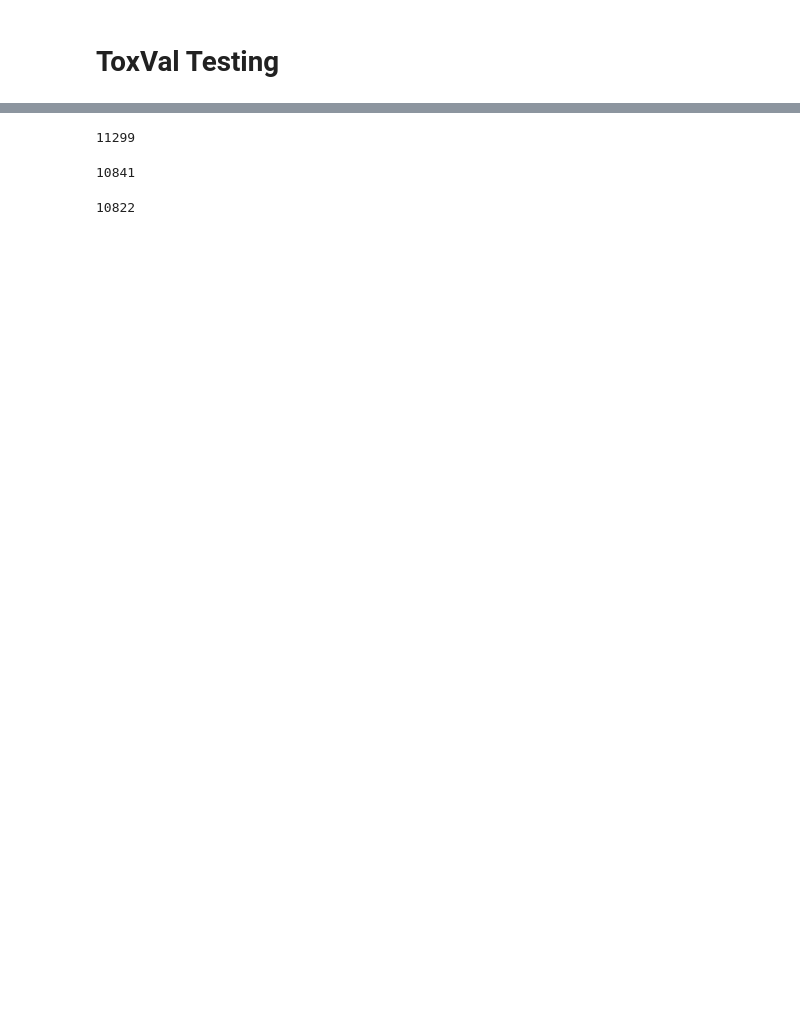
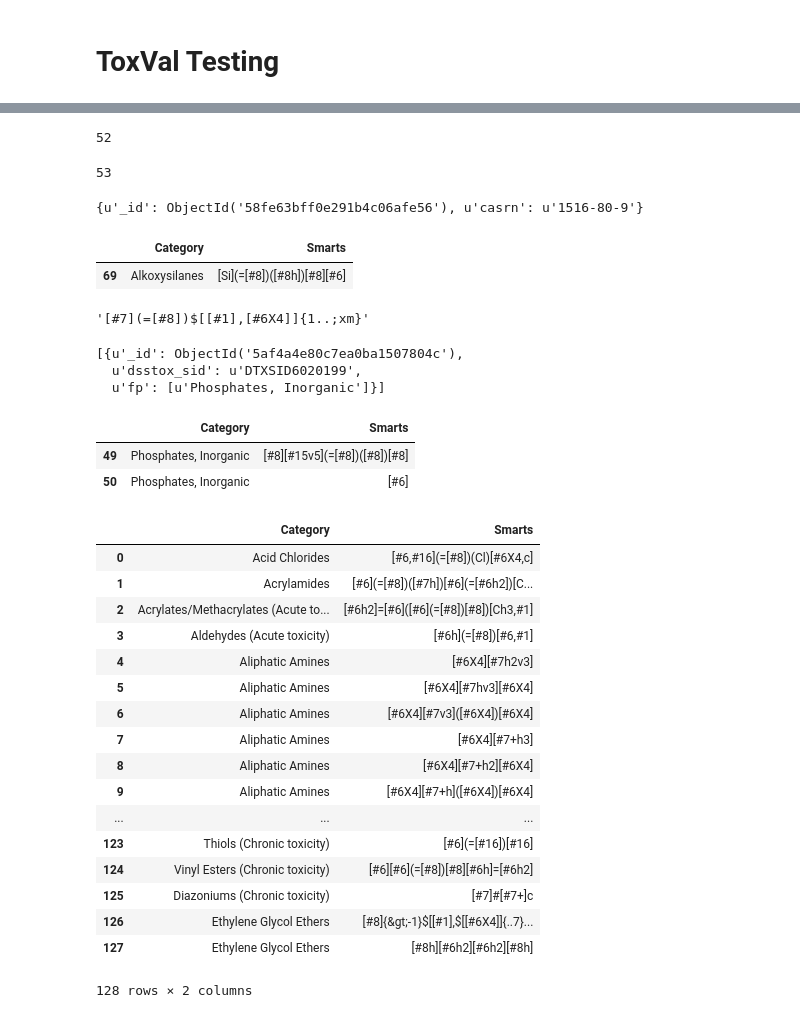
Before and after one commit to georgehelman/genra, a Jupyter notebook: notebooks/rax/rax-genra-epa-categories.ipynb, the cells around one changed output, grey strips where cells are left out. Cells and saved outputs as stored; diff of their text form; code cells hidden in the pictures; blank space fills up the shorter version.

```diff
--- a/notebooks/rax/rax-genra-epa-categories.ipynb
+++ b/notebooks/rax/rax-genra-epa-categories.ipynb
@@ -261,0 +473,14 @@ sids=[record['dsstox_sid'] for record in compounds]
+# %%
+len(set.union(*rdkit_cats.values()))
+len(set.union(*toolbox_cats.values()))
+# %% [output]
+52
+53
+# %%
+sid='DTXSID5061746'
+dsstox.find_one({'dsstox_sid':sid},{'casrn':1})
+smarts_df[smarts_df['Category']=='Alkoxysilanes']
+# %% [output]
+{u'_id': ObjectId('58fe63bff0e291b4c06afe56'), u'casrn': u'1516-80-9'}
+|  | Category | Smarts |
+| 69 | Alkoxysilanes | [Si](=[#8])([#8h])[#8][#6] |
@@ -262,2 +512,10 @@ sids=[record['dsstox_sid'] for record in compounds]
+# %%
+smarts
+# %% [output]
+'[#7](=[#8])$[[#1],[#6X4]]{1..;xm}'
 # %%
-toxval_fps=epa_cats.find({'dsstox_sid':{'$in':sids}})
+list(epa_cats.find({'dsstox_sid':'DTXSID6020199'}))
+# %% [output]
+[{u'_id': ObjectId('5af4a4e80c7ea0ba1507804c'),
+  u'dsstox_sid': u'DTXSID6020199',
+  u'fp': [u'Phosphates, Inorganic']}]
@@ -268,8 +522,27 @@ with open(DAT_DIR+'toxval_fps.tsv','w') as f:
-# %%
-len(toxval_df)
-len(sids)
-toxval_fps.count()
-# %% [output]
-11299
-10841
-10822
+# %%
+smarts_df[smarts_df['Category']=='Phosphates, Inorganic']
+# %% [output]
+|  | Category | Smarts |
+| 49 | Phosphates, Inorganic | [#8][#15v5](=[#8])([#8])[#8] |
+| 50 | Phosphates, Inorganic | [#6] |
+# %%
+smarts_df
+# %% [output]
+|  | Category | Smarts |
+| 0 | Acid Chlorides | [#6,#16](=[#8])(Cl)[#6X4,c] |
+| 1 | Acrylamides | [#6](=[#8])([#7h])[#6](=[#6h2])[C... |
+| 2 | Acrylates/Methacrylates (Acute to... | [#6h2]=[#6]([#6](=[#8])[#8])[Ch3,#1] |
+| 3 | Aldehydes (Acute toxicity) | [#6h](=[#8])[#6,#1] |
+| 4 | Aliphatic Amines | [#6X4][#7h2v3] |
+| 5 | Aliphatic Amines | [#6X4][#7hv3][#6X4] |
+| 6 | Aliphatic Amines | [#6X4][#7v3]([#6X4])[#6X4] |
+| 7 | Aliphatic Amines | [#6X4][#7+h3] |
+| 8 | Aliphatic Amines | [#6X4][#7+h2][#6X4] |
+| 9 | Aliphatic Amines | [#6X4][#7+h]([#6X4])[#6X4] |
+| ... | ... | ... |
+| 123 | Thiols (Chronic toxicity) | [#6](=[#16])[#16] |
+| 124 | Vinyl Esters (Chronic toxicity) | [#6][#6](=[#8])[#8][#6h]=[#6h2] |
+| 125 | Diazoniums (Chronic toxicity) | [#7]#[#7+]c |
+| 126 | Ethylene Glycol Ethers | [#8]{&gt;-1}$[[#1],$[[#6X4]]{..7}... |
+| 127 | Ethylene Glycol Ethers | [#8h][#6h2][#6h2][#8h] |
+128 rows × 2 columns
```
Also changed, not shown: parts of 52 cells of this notebook.
